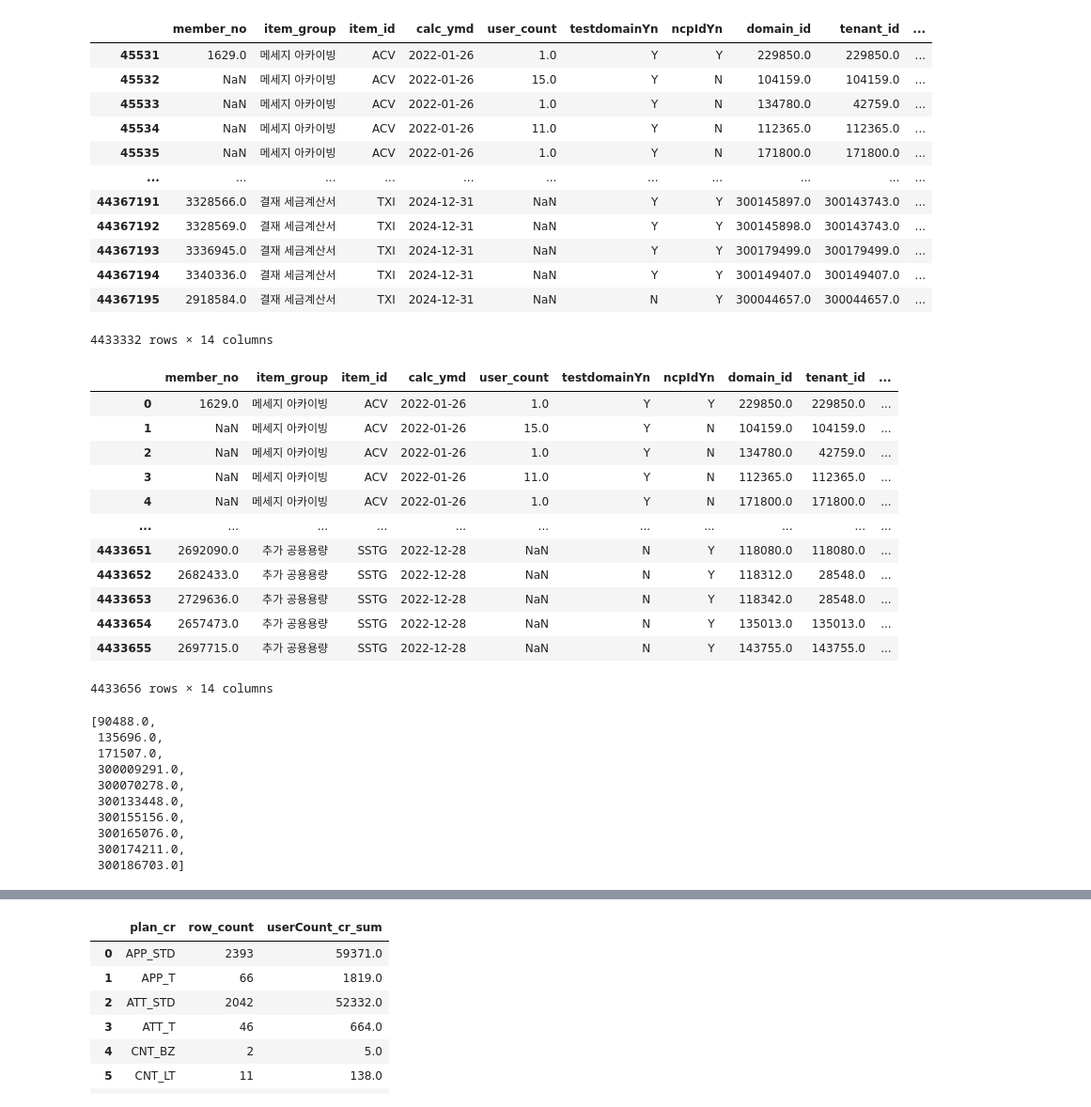
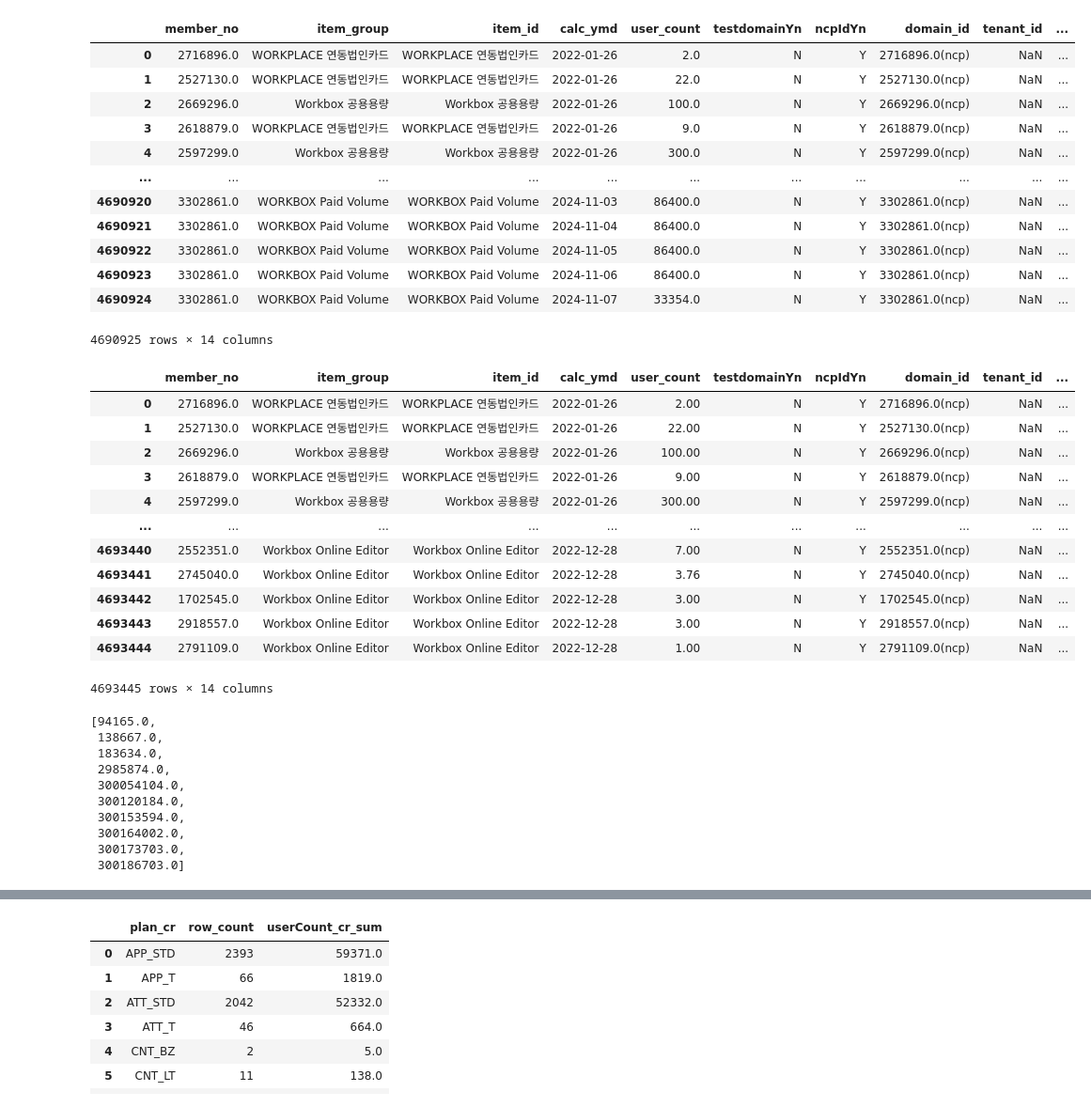
Before and after one commit to sunwho/navercloud_DA, a Jupyter notebook: data_preprocessing.ipynb, the cells around one changed output, grey strips where cells are left out. Shown: that part at 94% size. Cells and saved outputs as stored; diff of their text form; code cells hidden in the pictures.

```diff
--- a/data_preprocessing.ipynb
+++ b/data_preprocessing.ipynb
@@ -4,8 +4,6 @@ import numpy as np
 import matplotlib.pyplot as plt
 import re
 plt.rcParams['font.family'] = 'AppleGothic'
-
-pd.set_option('display.max_columns', None)
 # %%
 boa1 = pd.read_excel('/Users/user/Documents/진행중 업무/데이터/BOA/BOA(202201)new.xlsx')
 boa2 = pd.read_excel('/Users/user/Documents/진행중 업무/데이터/BOA/BOA(202202)new.xlsx')
@@ -1328,10 +1242,8 @@ import matplotlib.pyplot as plt
 import re
 plt.rcParams['font.family'] = 'AppleGothic'
 # %%
-data = pd.read_csv('/Users/user/Documents/진행중 업무/integrated_data.csv')
+base = pd.read_csv('/Users/user/Documents/진행중 업무/integrated_data_base.csv')
+option = pd.read_csv('/Users/user/Documents/진행중 업무/integrated_data_option.csv')
-# %%
-base = data[~data['item_id'].isin(['ACV','ACV4','ACV5','OCE1','OCE2','QTA_O','QTA_M','TXI','PLG','RSV','COC','SSTG'])]
-option = data[data['item_id'].isin(['ACV','ACV4','ACV5','OCE1','OCE2','QTA_O','QTA_M','TXI','PLG','RSV','COC','SSTG'])]
 # %%
 from datetime import datetime
 
@@ -1527,38 +1483,39 @@ merged_base.to_csv('/Users/user/Documents/진행중 업
 # %%
 from datetime import datetime
 
+option['item_group'] = option['item_id']
 option.loc[option['item_id']=='ACV','item_group'] = '메세지 아카이빙'
 option.loc[option['item_id']=='SSTG','item_group'] = '추가 공용용량'
 option.loc[option['item_id']=='OCE1','item_group'] = '웍스코어 공동편집'
 option.loc[option['item_id']=='OCE2','item_group'] = '드라이브 공동편집'
 option.loc[option['item_id']=='QTA_O','item_group'] = '클로바노트 추가쿼터(갱신)'
 option.loc[option['item_id']=='QTA_M','item_group'] = '클로바노트 추가쿼터(1회)'
 option.loc[option['item_id']=='TXI','item_group'] = '결재 세금계산서'
 option.loc[option['item_id']=='PLG','item_group'] = '결재 서약서'
 option.loc[option['item_id']=='RSV','item_group'] = '결재 예약'
 option.loc[option['item_id']=='COC','item_group'] = '재무 법인카드 연동'
 option.loc[option['item_id'].isin(['ACV4','ACV5']),'item_group'] = '웍스코어 공용용량'
 option = option.copy()
 option['odPartnerStatus'] = np.where(option['seller_id']==0,'OD','Partner')
 option['calc_ymd'] = pd.to_datetime(option['calc_ymd'])
 start_date = datetime(2023, 1, 1)
 option['date_code'] = (option['calc_ymd'] - start_date).dt.days + 91
 option.loc[option['calc_ymd'].astype(str).str[0:4] =='2022','date_code'] = option['calc_ymd'].astype(str).str[5:7].astype(int) * 7
 option
 # %% [output]
 |  | member_no | item_group | item_id | calc_ymd | user_count | testdomainYn | ncpIdYn | domain_id | tenant_id | ... |
-| 45531 | 1629.0 | 메세지 아카이빙 | ACV | 2022-01-26 | 1.0 | Y | Y | 229850.0 | 229850.0 | ... |
-| 45532 | NaN | 메세지 아카이빙 | ACV | 2022-01-26 | 15.0 | Y | N | 104159.0 | 104159.0 | ... |
-| 45533 | NaN | 메세지 아카이빙 | ACV | 2022-01-26 | 1.0 | Y | N | 134780.0 | 42759.0 | ... |
-| 45534 | NaN | 메세지 아카이빙 | ACV | 2022-01-26 | 11.0 | Y | N | 112365.0 | 112365.0 | ... |
-| 45535 | NaN | 메세지 아카이빙 | ACV | 2022-01-26 | 1.0 | Y | N | 171800.0 | 171800.0 | ... |
+| 0 | 2716896.0 | WORKPLACE 연동법인카드 | WORKPLACE 연동법인카드 | 2022-01-26 | 2.0 | N | Y | 2716896.0(ncp) | NaN | ... |
+| 1 | 2527130.0 | WORKPLACE 연동법인카드 | WORKPLACE 연동법인카드 | 2022-01-26 | 22.0 | N | Y | 2527130.0(ncp) | NaN | ... |
+| 2 | 2669296.0 | Workbox 공용용량 | Workbox 공용용량 | 2022-01-26 | 100.0 | N | Y | 2669296.0(ncp) | NaN | ... |
+| 3 | 2618879.0 | WORKPLACE 연동법인카드 | WORKPLACE 연동법인카드 | 2022-01-26 | 9.0 | N | Y | 2618879.0(ncp) | NaN | ... |
+| 4 | 2597299.0 | Workbox 공용용량 | Workbox 공용용량 | 2022-01-26 | 300.0 | N | Y | 2597299.0(ncp) | NaN | ... |
 | ... | ... | ... | ... | ... | ... | ... | ... | ... | ... | ... |
-| 44367191 | 3328566.0 | 결재 세금계산서 | TXI | 2024-12-31 | NaN | Y | Y | 300145897.0 | 300143743.0 | ... |
-| 44367192 | 3328569.0 | 결재 세금계산서 | TXI | 2024-12-31 | NaN | Y | Y | 300145898.0 | 300143743.0 | ... |
-| 44367193 | 3336945.0 | 결재 세금계산서 | TXI | 2024-12-31 | NaN | Y | Y | 300179499.0 | 300179499.0 | ... |
-| 44367194 | 3340336.0 | 결재 세금계산서 | TXI | 2024-12-31 | NaN | Y | Y | 300149407.0 | 300149407.0 | ... |
-| 44367195 | 2918584.0 | 결재 세금계산서 | TXI | 2024-12-31 | NaN | N | Y | 300044657.0 | 300044657.0 | ... |
+| 4690920 | 3302861.0 | WORKBOX Paid Volume | WORKBOX Paid Volume | 2024-11-03 | 86400.0 | N | Y | 3302861.0(ncp) | NaN | ... |
+| 4690921 | 3302861.0 | WORKBOX Paid Volume | WORKBOX Paid Volume | 2024-11-04 | 86400.0 | N | Y | 3302861.0(ncp) | NaN | ... |
+| 4690922 | 3302861.0 | WORKBOX Paid Volume | WORKBOX Paid Volume | 2024-11-05 | 86400.0 | N | Y | 3302861.0(ncp) | NaN | ... |
+| 4690923 | 3302861.0 | WORKBOX Paid Volume | WORKBOX Paid Volume | 2024-11-06 | 86400.0 | N | Y | 3302861.0(ncp) | NaN | ... |
+| 4690924 | 3302861.0 | WORKBOX Paid Volume | WORKBOX Paid Volume | 2024-11-07 | 33354.0 | N | Y | 3302861.0(ncp) | NaN | ... |
-4433332 rows × 14 columns
+4690925 rows × 14 columns
 # %%
 option_add_days = option.copy()
 rows_to_duplicate = option_add_days[option_add_days['date_code'] == 84]
@@ -1571,15 +1528,15 @@ option_add_days['date_code'] = option_add_days['date_code'] + 7
 option_add_days
 # %% [output]
 |  | member_no | item_group | item_id | calc_ymd | user_count | testdomainYn | ncpIdYn | domain_id | tenant_id | ... |
-| 0 | 1629.0 | 메세지 아카이빙 | ACV | 2022-01-26 | 1.0 | Y | Y | 229850.0 | 229850.0 | ... |
-| 1 | NaN | 메세지 아카이빙 | ACV | 2022-01-26 | 15.0 | Y | N | 104159.0 | 104159.0 | ... |
-| 2 | NaN | 메세지 아카이빙 | ACV | 2022-01-26 | 1.0 | Y | N | 134780.0 | 42759.0 | ... |
-| 3 | NaN | 메세지 아카이빙 | ACV | 2022-01-26 | 11.0 | Y | N | 112365.0 | 112365.0 | ... |
-| 4 | NaN | 메세지 아카이빙 | ACV | 2022-01-26 | 1.0 | Y | N | 171800.0 | 171800.0 | ... |
+| 0 | 2716896.0 | WORKPLACE 연동법인카드 | WORKPLACE 연동법인카드 | 2022-01-26 | 2.00 | N | Y | 2716896.0(ncp) | NaN | ... |
+| 1 | 2527130.0 | WORKPLACE 연동법인카드 | WORKPLACE 연동법인카드 | 2022-01-26 | 22.00 | N | Y | 2527130.0(ncp) | NaN | ... |
+| 2 | 2669296.0 | Workbox 공용용량 | Workbox 공용용량 | 2022-01-26 | 100.00 | N | Y | 2669296.0(ncp) | NaN | ... |
+| 3 | 2618879.0 | WORKPLACE 연동법인카드 | WORKPLACE 연동법인카드 | 2022-01-26 | 9.00 | N | Y | 2618879.0(ncp) | NaN | ... |
+| 4 | 2597299.0 | Workbox 공용용량 | Workbox 공용용량 | 2022-01-26 | 300.00 | N | Y | 2597299.0(ncp) | NaN | ... |
 | ... | ... | ... | ... | ... | ... | ... | ... | ... | ... | ... |
-| 4433651 | 2692090.0 | 추가 공용용량 | SSTG | 2022-12-28 | NaN | N | Y | 118080.0 | 118080.0 | ... |
-| 4433652 | 2682433.0 | 추가 공용용량 | SSTG | 2022-12-28 | NaN | N | Y | 118312.0 | 28548.0 | ... |
-| 4433653 | 2729636.0 | 추가 공용용량 | SSTG | 2022-12-28 | NaN | N | Y | 118342.0 | 28548.0 | ... |
-| 4433654 | 2657473.0 | 추가 공용용량 | SSTG | 2022-12-28 | NaN | N | Y | 135013.0 | 135013.0 | ... |
-| 4433655 | 2697715.0 | 추가 공용용량 | SSTG | 2022-12-28 | NaN | N | Y | 143755.0 | 143755.0 | ... |
+| 4693440 | 2552351.0 | Workbox Online Editor | Workbox Online Editor | 2022-12-28 | 7.00 | N | Y | 2552351.0(ncp) | NaN | ... |
+| 4693441 | 2745040.0 | Workbox Online Editor | Workbox Online Editor | 2022-12-28 | 3.76 | N | Y | 2745040.0(ncp) | NaN | ... |
+| 4693442 | 1702545.0 | Workbox Online Editor | Workbox Online Editor | 2022-12-28 | 3.00 | N | Y | 1702545.0(ncp) | NaN | ... |
+| 4693443 | 2918557.0 | Workbox Online Editor | Workbox Online Editor | 2022-12-28 | 3.00 | N | Y | 2918557.0(ncp) | NaN | ... |
+| 4693444 | 2791109.0 | Workbox Online Editor | Workbox Online Editor | 2022-12-28 | 1.00 | N | Y | 2791109.0(ncp) | NaN | ... |
-4433656 rows × 14 columns
+4693445 rows × 14 columns
@@ -1586,19 +1546,19 @@ option_add_days
 # %%
 percentile_thresholds = []
 for i in range(10, 101, 10):
-    percentile_value = option['domain_id'].quantile(i / 100)
+    percentile_value = option['domain_id_num'].quantile(i / 100)
     percentile_thresholds.append(percentile_value)
 
 percentile_thresholds
 # %% [output]
-[90488.0,
- 135696.0,
- 171507.0,
- 300009291.0,
- 300070278.0,
- 300133448.0,
- 300155156.0,
- 300165076.0,
- 300174211.0,
+[94165.0,
+ 138667.0,
+ 183634.0,
+ 2985874.0,
+ 300054104.0,
+ 300120184.0,
+ 300153594.0,
+ 300164002.0,
+ 300173703.0,
  300186703.0]
 # %%
```
Also changed, not shown: parts of 74 cells of this notebook.
